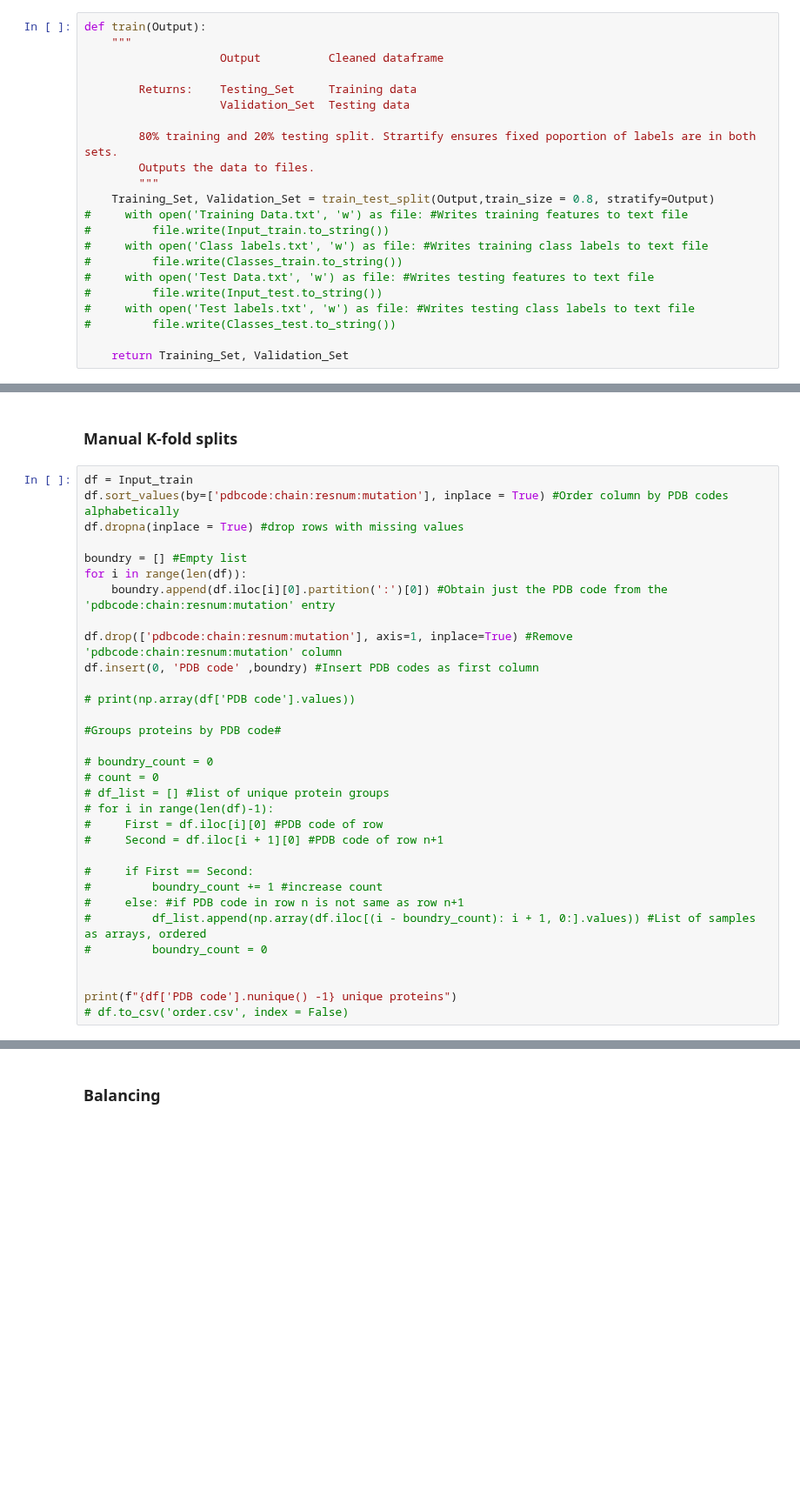
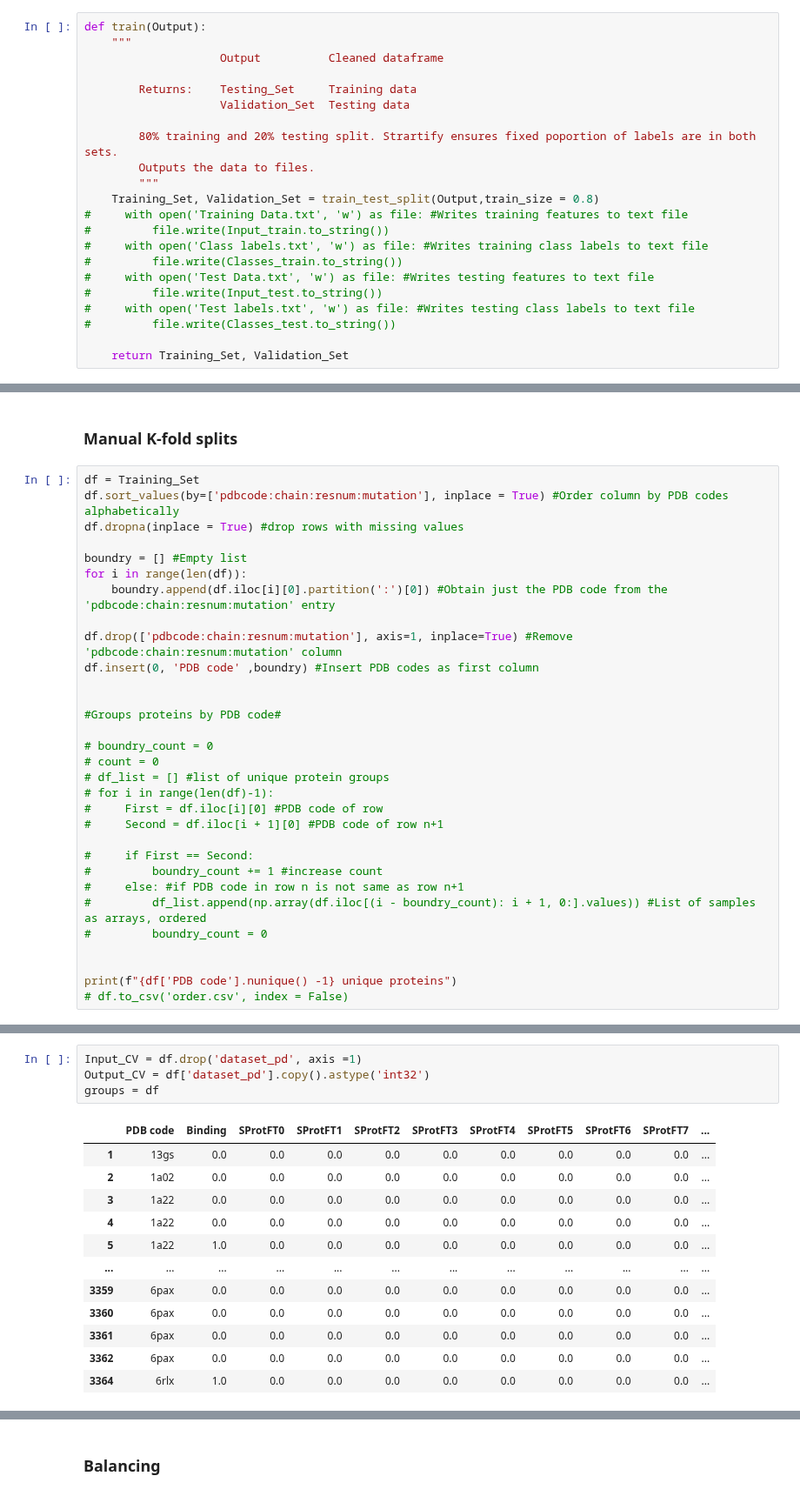
Before and after one commit to Shamin2512/SKL_E2, a Jupyter notebook: MutationClassification.ipynb, the cells around one changed output, grey strips where cells are left out. Shown at 87% size. Saved outputs shown, nothing was run; the diff lists cells and outputs as text; blank space fills up the shorter version.

Commit message:
CV training, classes and group data

```diff
--- a/MutationClassification.ipynb
+++ b/MutationClassification.ipynb
@@ -88,7 +88,7 @@ def train(Output):
         80% training and 20% testing split. Strartify ensures fixed poportion of labels are in both sets.
         Outputs the data to files.
         """
-    Training_Set, Validation_Set = train_test_split(Output,train_size = 0.8, stratify=Output)
+    Training_Set, Validation_Set = train_test_split(Output,train_size = 0.8)
 #     with open('Training Data.txt', 'w') as file: #Writes training features to text file
 #         file.write(Input_train.to_string())
 #     with open('Class labels.txt', 'w') as file: #Writes training class labels to text file
@@ -122,7 +135,7 @@ ValueError: The least populated class in y has only 1 member, which is too few.
 # %% [markdown]
 ### Manual K-fold splits
 # %%
-df = Input_train
+df = Training_Set
 df.sort_values(by=['pdbcode:chain:resnum:mutation'], inplace = True) #Order column by PDB codes alphabetically
 df.dropna(inplace = True) #drop rows with missing values
 
@@ -133,7 +146,6 @@ for i in range(len(df)):
 df.drop(['pdbcode:chain:resnum:mutation'], axis=1, inplace=True) #Remove 'pdbcode:chain:resnum:mutation' column
 df.insert(0, 'PDB code' ,boundry) #Insert PDB codes as first column
 
-# print(np.array(df['PDB code'].values))
 
 #Groups proteins by PDB code#
 
@@ -173,0 +170,17 @@ IndentationError: unexpected indent (3758615638.py, line 6)
+# %%
+Input_CV = df.drop('dataset_pd', axis =1)
+Output_CV = df['dataset_pd'].copy().astype('int32')
+groups = df
+# %% [output]
+|  | PDB code | Binding | SProtFT0 | SProtFT1 | SProtFT2 | SProtFT3 | SProtFT4 | SProtFT5 | SProtFT6 | SProtFT7 | ... |
+| 1 | 13gs | 0.0 | 0.0 | 0.0 | 0.0 | 0.0 | 0.0 | 0.0 | 0.0 | 0.0 | ... |
+| 2 | 1a02 | 0.0 | 0.0 | 0.0 | 0.0 | 0.0 | 0.0 | 0.0 | 0.0 | 0.0 | ... |
+| 3 | 1a22 | 0.0 | 0.0 | 0.0 | 0.0 | 0.0 | 0.0 | 0.0 | 0.0 | 0.0 | ... |
+| 4 | 1a22 | 0.0 | 0.0 | 0.0 | 0.0 | 0.0 | 0.0 | 0.0 | 0.0 | 0.0 | ... |
+| 5 | 1a22 | 1.0 | 0.0 | 0.0 | 0.0 | 0.0 | 0.0 | 0.0 | 0.0 | 0.0 | ... |
+| ... | ... | ... | ... | ... | ... | ... | ... | ... | ... | ... | ... |
+| 3359 | 6pax | 0.0 | 0.0 | 0.0 | 0.0 | 0.0 | 0.0 | 0.0 | 0.0 | 0.0 | ... |
+| 3360 | 6pax | 0.0 | 0.0 | 0.0 | 0.0 | 0.0 | 0.0 | 0.0 | 0.0 | 0.0 | ... |
+| 3361 | 6pax | 0.0 | 0.0 | 0.0 | 0.0 | 0.0 | 0.0 | 0.0 | 0.0 | 0.0 | ... |
+| 3362 | 6pax | 0.0 | 0.0 | 0.0 | 0.0 | 0.0 | 0.0 | 0.0 | 0.0 | 0.0 | ... |
+| 3364 | 6rlx | 1.0 | 0.0 | 0.0 | 0.0 | 0.0 | 0.0 | 0.0 | 0.0 | 0.0 | ... |
```
Also changed, not shown: parts of 9 cells of this notebook.
